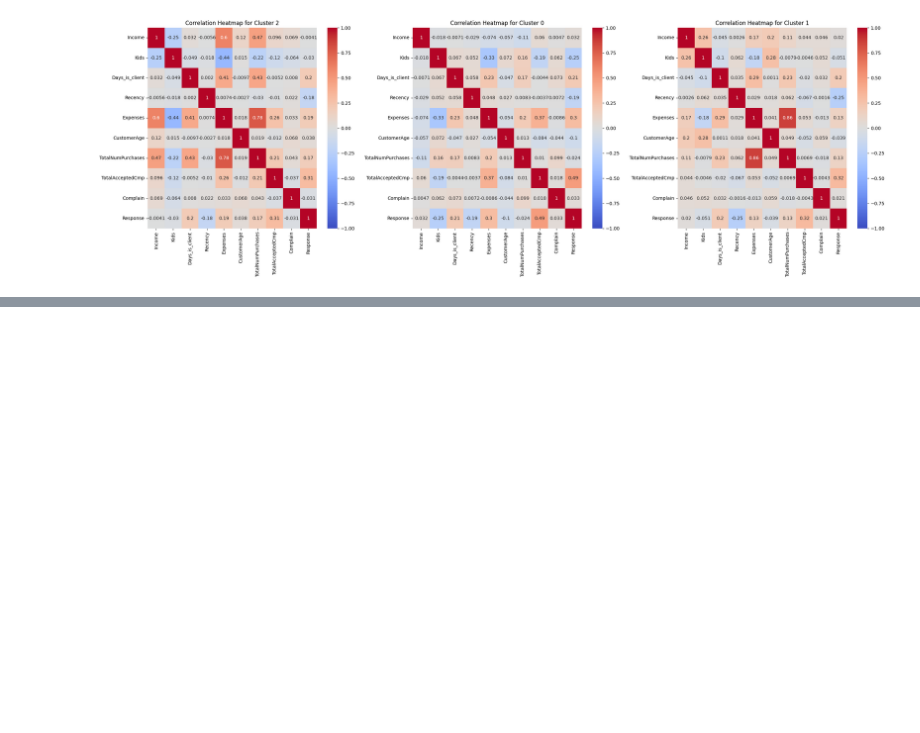
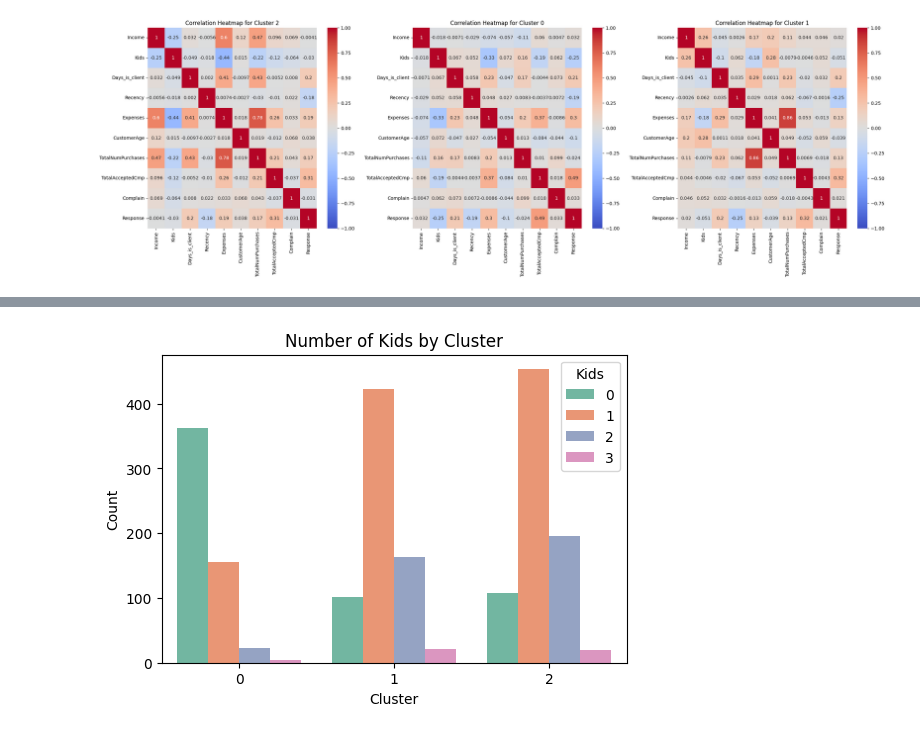
Before and after one commit to mtorella/ClusterAnalysisForBusiness_gp, a Jupyter notebook: main-2.ipynb, the cells around one changed output, grey strips where cells are left out. Saved outputs shown, nothing was run; the diff lists cells and outputs as text; code cells hidden in the pictures; blank space fills up the shorter version.

```diff
--- a/main-2.ipynb
+++ b/main-2.ipynb
@@ -897,0 +899,11 @@ plt.show()
+# %%
+# Plotting the number of kids by cluster
+plt.figure(figsize=(6, 4))
+sns.countplot(data=df_clusters, x='Cluster', hue='Kids', palette="Set2")
+plt.title("Number of Kids by Cluster")
+plt.xlabel("Cluster")
+plt.ylabel("Count")
+plt.legend(title="Kids")
+plt.show()
+# %% [output]
+[figure, added]
```
Also changed, not shown: parts of 25 cells of this notebook, 2 other files.
